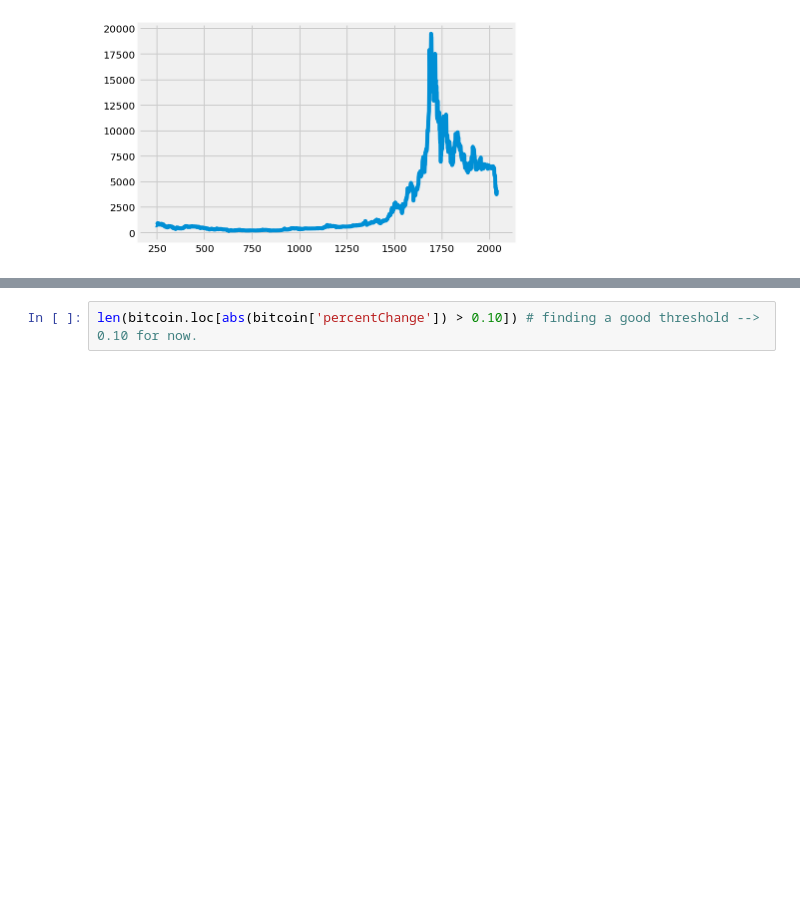
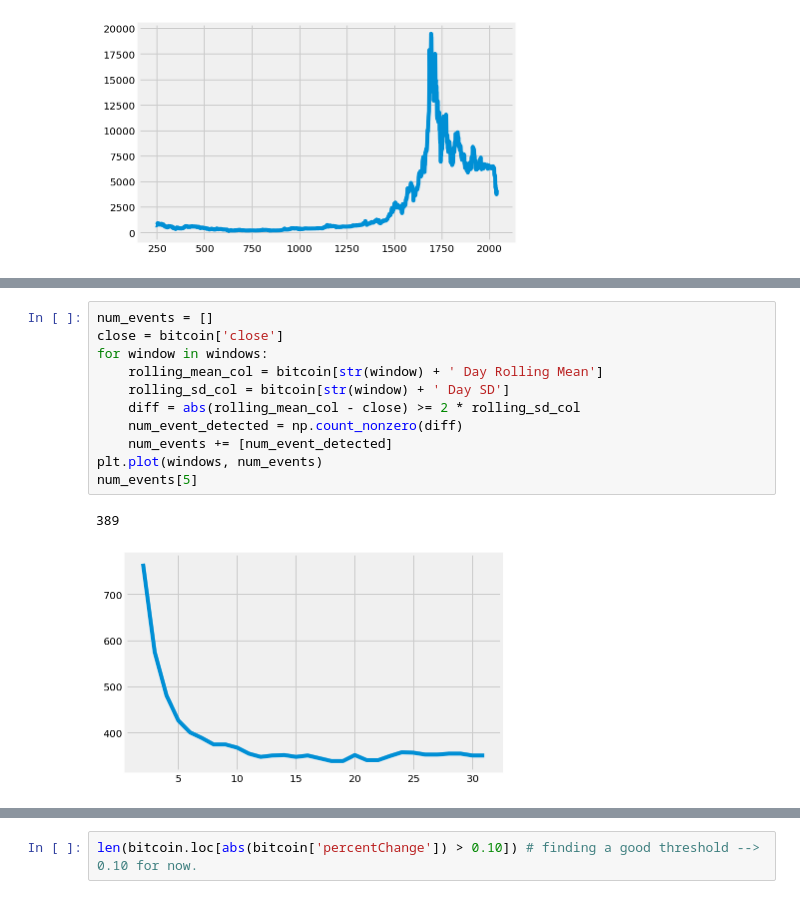
Before and after one commit to anish-saha/EventDetection-Paradigm01, a Jupyter notebook: Full EDA.ipynb, the cells around one changed output, grey strips where cells are left out. Drawn from its saved outputs; the diff is of its cells as text; blank space fills up the shorter version.

```diff
--- a/Full EDA.ipynb
+++ b/Full EDA.ipynb
@@ -128,0 +145,14 @@ bitcoin[synthetic_col_names].head(20)
+# %%
+num_events = []
+close = bitcoin['close']
+for window in windows:
+    rolling_mean_col = bitcoin[str(window) + ' Day Rolling Mean']
+    rolling_sd_col = bitcoin[str(window) + ' Day SD']
+    diff = abs(rolling_mean_col - close) >= 2 * rolling_sd_col
+    num_event_detected = np.count_nonzero(diff)
+    num_events += [num_event_detected]
+plt.plot(windows, num_events)
+num_events[5]
+# %% [output]
+389
+[figure, added]
```
Also changed, not shown: parts of 23 cells of this notebook, 1 other file.
